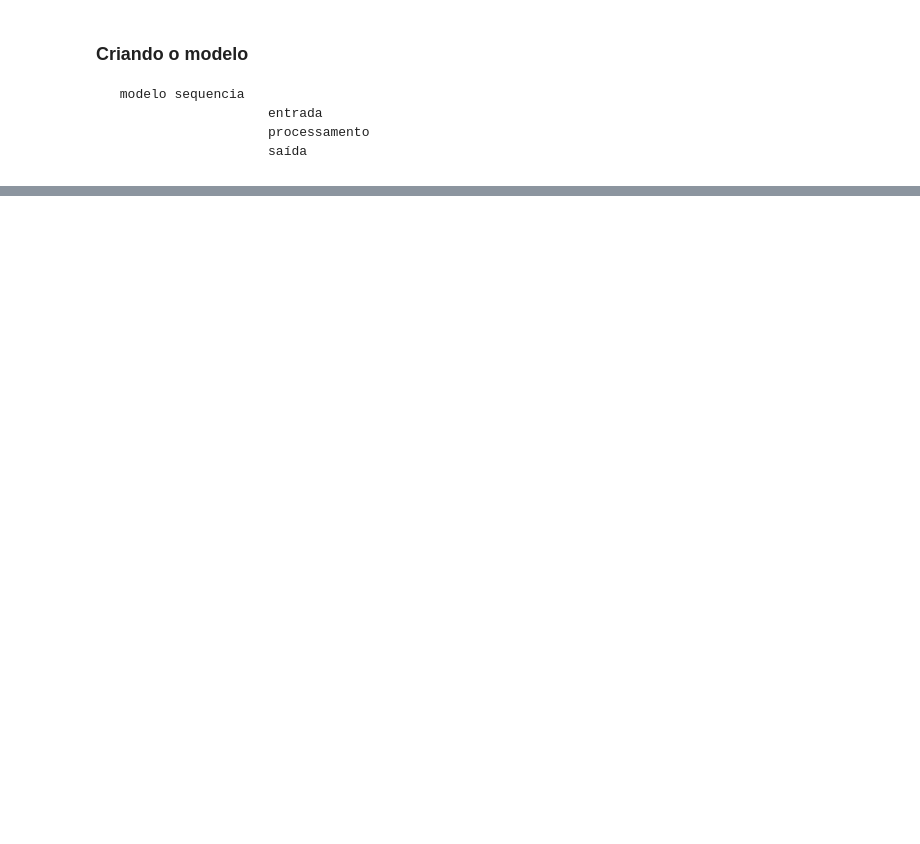
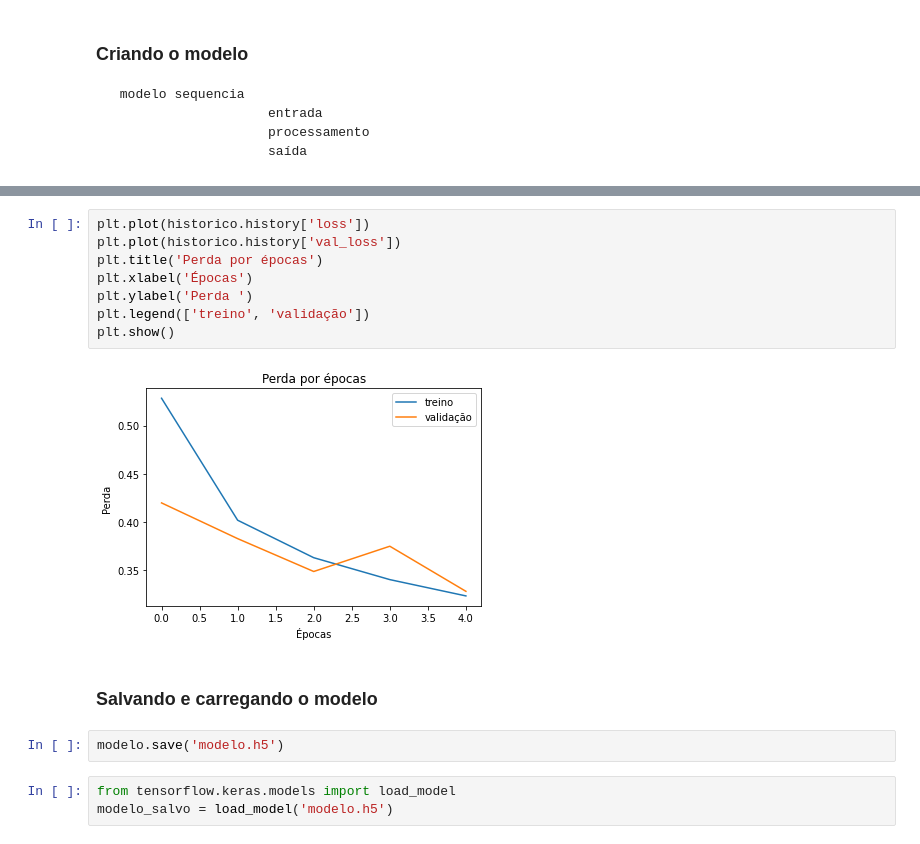
Before and after one commit to LilianeAquino/notebooks_cursos_alura, a Jupyter notebook: Deep Learning - Parte 1/classificacao_roupas.ipynb, the cells around one changed output, grey strips where cells are left out. Saved outputs shown, nothing was run; the diff lists cells and outputs as text; blank space fills up the shorter version.

```diff
--- a/Deep Learning - Parte 1/classificacao_roupas.ipynb
+++ b/Deep Learning - Parte 1/classificacao_roupas.ipynb
@@ -65,0 +115,17 @@ modelo = keras.Sequential([
+# %%
+plt.plot(historico.history['loss'])
+plt.plot(historico.history['val_loss'])
+plt.title('Perda por épocas')
+plt.xlabel('Épocas')
+plt.ylabel('Perda ')
+plt.legend(['treino', 'validação'])
+plt.show()
+# %% [output]
+[figure, added]
+# %% [markdown]
+### Salvando e carregando o modelo
+# %%
+modelo.save('modelo.h5')
+# %%
+from tensorflow.keras.models import load_model
+modelo_salvo = load_model('modelo.h5')
```
Also changed, not shown: parts of 8 cells of this notebook.
